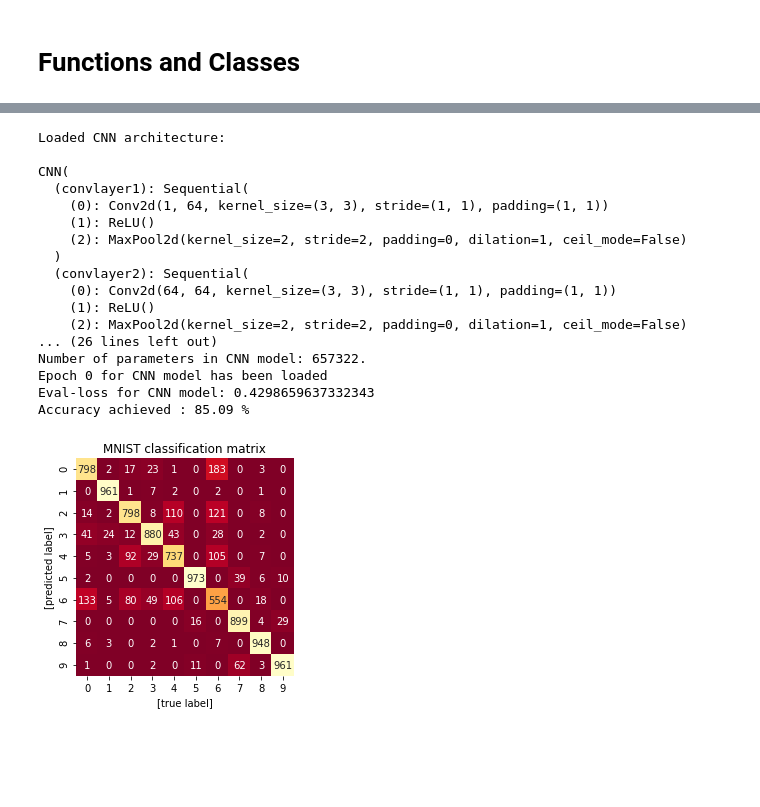
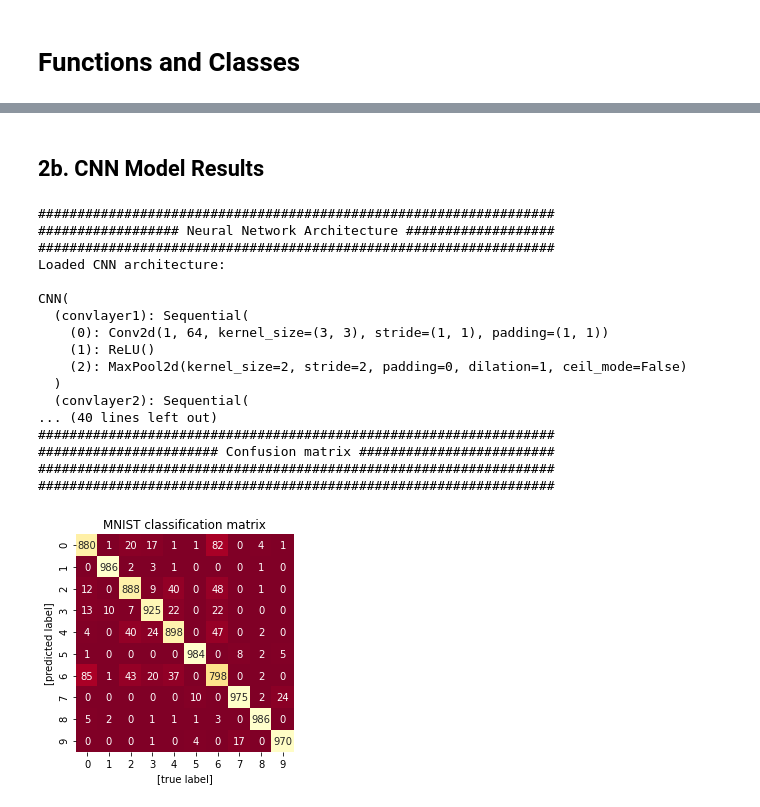
Before and after one commit to don3tan/MLCodingChallenge, a Jupyter notebook: nn_script.ipynb, the cells around one changed output, grey strips where cells are left out. Saved outputs shown, nothing was run; the diff lists cells and outputs as text; code cells hidden in the pictures; blank space fills up the shorter version.

```diff
--- a/nn_script.ipynb
+++ b/nn_script.ipynb
@@ -200,6 +289,7 @@ def init_optim(model, optim_type, learning_rate, decay_rate=0):
 
   return optimizer
 # %%
+# Train model and return best epoch
 def train_model(model, train_dataloader, loss_fn, optimizer, use_gpu):
 
   if not os.path.exists('./models'): os.makedirs('./models')  # create trained models directory
@@ -207,6 +297,7 @@ def train_model(model, train_dataloader, loss_fn, optimizer, use_gpu):
   # init collection of training epoch losses
   train_epoch_losses = []
 
+  # List to keep track of best epoch
   best_epoch = [-1,1]
 
   # set the model in training mode
@@ -252,7 +343,9 @@ def train_model(model, train_dataloader, loss_fn, optimizer, use_gpu):
       if train_epoch_loss < best_epoch[1]:
         best_epoch = [epoch,train_epoch_loss]
 
-      print('epoch: {} train-loss: {}'.format( str(epoch), str(train_epoch_loss)))
+      if epoch % 10 == 0:
+
+        print('epoch: {} train-loss: {}'.format( str(epoch), str(train_epoch_loss)))
 
       # # save model to local directory
       model_name = '{}_epoch_{}.pth'.format(model.get_name(),str(epoch))
@@ -399,21 +586,23 @@ epoch: 0 train-loss: 0.6500908366004626
+# %% [markdown]
+## 2b. CNN Model Results
 # %%
-test_model(model_type, eval_dataloader, eval_dataset, loss_fn)
+test_model(model_type, eval_dataloader, eval_dataset, loss_fn, best_epoch)
 # %% [output]
+##################################################################
+################## Neural Network Architecture ###################
+##################################################################
 Loaded CNN architecture:
 
 CNN(
   (convlayer1): Sequential(
     (0): Conv2d(1, 64, kernel_size=(3, 3), stride=(1, 1), padding=(1, 1))
     (1): ReLU()
     (2): MaxPool2d(kernel_size=2, stride=2, padding=0, dilation=1, ceil_mode=False)
   )
   (convlayer2): Sequential(
-    (0): Conv2d(64, 64, kernel_size=(3, 3), stride=(1, 1), padding=(1, 1))
-    (1): ReLU()
-    (2): MaxPool2d(kernel_size=2, stride=2, padding=0, dilation=1, ceil_mode=False)
-... (26 lines left out)
-Number of parameters in CNN model: 657322.
-Epoch 0 for CNN model has been loaded
-Eval-loss for CNN model: 0.4298659637332343
-Accuracy achieved : 85.09 %
+... (40 lines left out)
+##################################################################
+####################### Confusion matrix #########################
+##################################################################
+##################################################################
-[figure, old version]
+[figure, new version]
```
Also changed, not shown: parts of 30 cells of this notebook, 2 other files.
